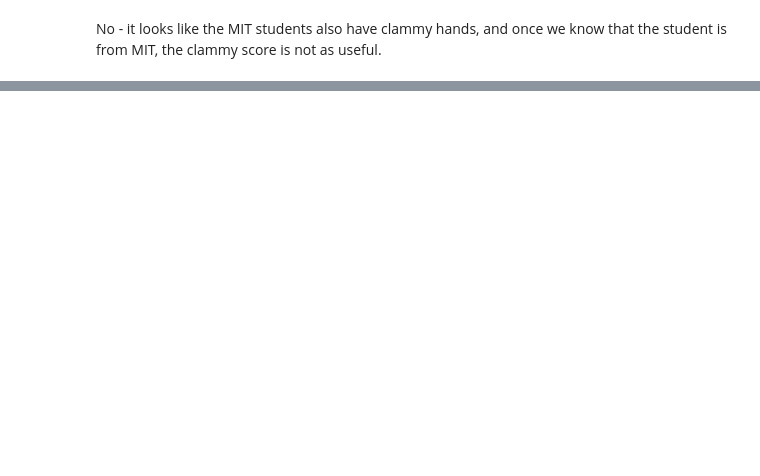
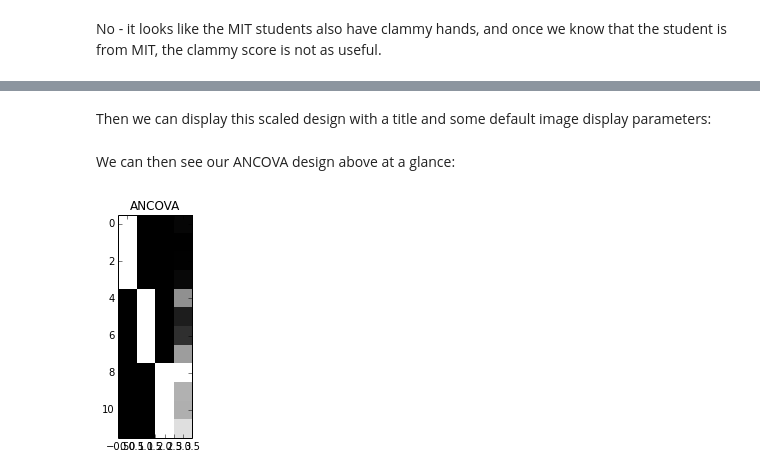
Before and after one commit to practical-neuroimaging/pna-notebooks, a Jupyter notebook: Introducing the General Linear Model.ipynb, the cells around one changed output, grey strips where cells are left out. Cells and saved outputs as stored; diff of their text form; code cells hidden in the pictures; blank space fills up the shorter version.

```diff
--- a/Introducing the General Linear Model.ipynb
+++ b/Introducing the General Linear Model.ipynb
@@ -427,0 +451,30 @@ No - it looks like the MIT students also have clammy hands, and once we know tha
+# %%
+def scale_design_mtx(X):
+    """utility to scale the design matrix for display
+
+    This scales the columns to their own range so we can see the variations
+    across the column for all the columns, regardless of the scaling of the
+    column.
+    """
+    mi, ma = X.min(axis=0), X.max(axis=0)
+    col_neq = (ma - mi) > 1.e-8
+    Xs = np.ones_like(X)
+    mi = mi[col_neq]
+    ma = ma[col_neq]
+    Xs[:,col_neq] = (X[:,col_neq] - mi)/(ma - mi)
+    return Xs
+# %% [markdown]
+Then we can display this scaled design with a title and some default image display parameters:
+# %%
+def show_design(X, design_title, **kwargs):
+    """ Show the design matrix nicely """
+    plt.figure()
+    plt.gray() # Gray colormap
+    plt.imshow(scale_design_mtx(X), interpolation='nearest', **kwargs)
+    plt.title(design_title)
+# %% [markdown]
+We can then see our ANCOVA design above at a glance:
+# %%
+show_design(X, 'ANCOVA')
+# %% [output]
+[figure, added]
```
Also changed, not shown: parts of 12 cells of this notebook.
